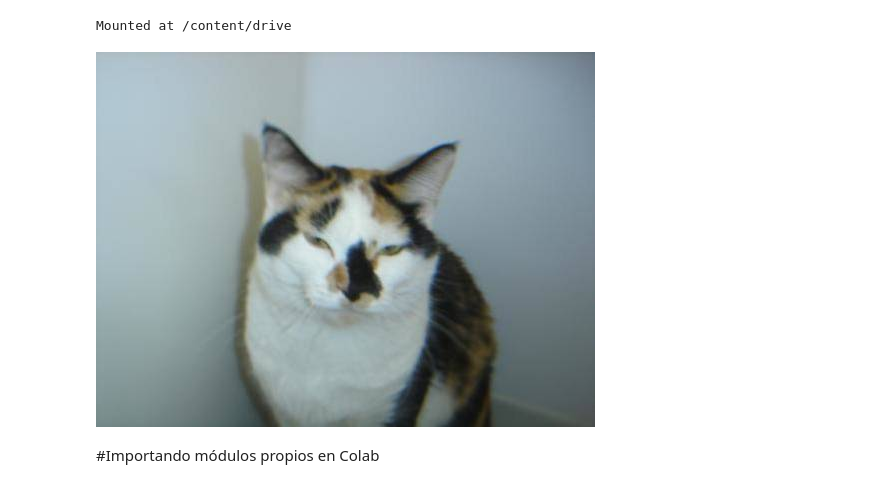
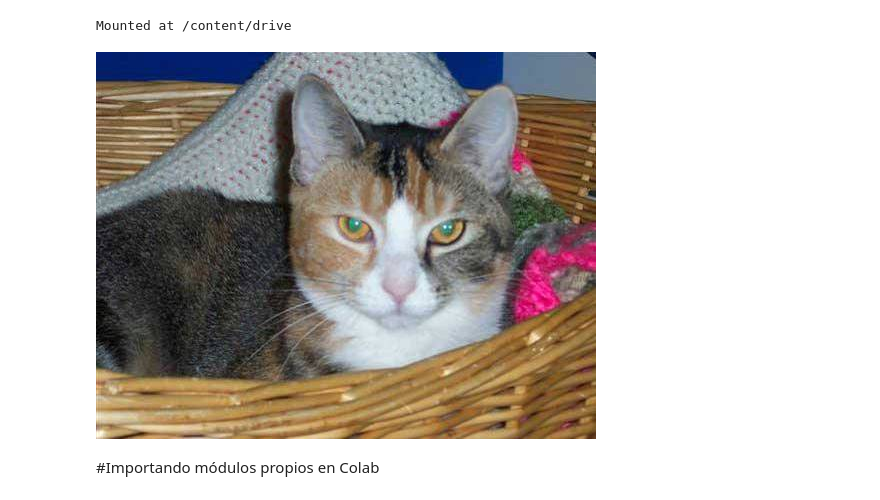
Before and after one commit to Javcm/Intro-a-Deep-Learning-UNAM-FC, a Jupyter notebook: Introducción_colab.ipynb, the cells around one changed output. Saved outputs shown, nothing was run; the diff lists cells and outputs as text; code cells hidden in the pictures.

```diff
--- a/Introducción_colab.ipynb
+++ b/Introducción_colab.ipynb
@@ -91,13 +99,13 @@ Mounted at /content/drive
 # %%
 import cv2
 
 #Algunas funciones tienen problemas para correr en colab
 from google.colab.patches import cv2_imshow
 
 
-image = cv2.imread("/content/drive/MyDrive/Ayudantia/Images/36.jpg")
+image = cv2.imread("/content/drive/MyDrive/Ayudantia/Images/37.jpg")
 cv2_imshow(image)
 # %% [output]
-[figure, old version]
+[figure, new version]
 # %% [markdown]
 #Importando módulos propios en Colab
```
Also changed, not shown: parts of 11 cells of this notebook.
